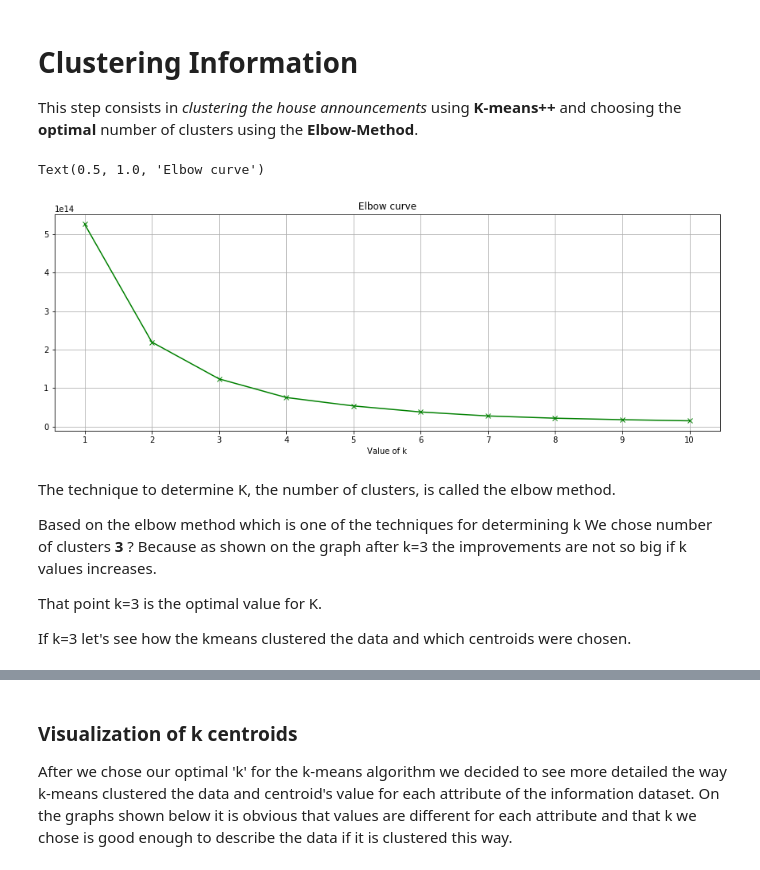
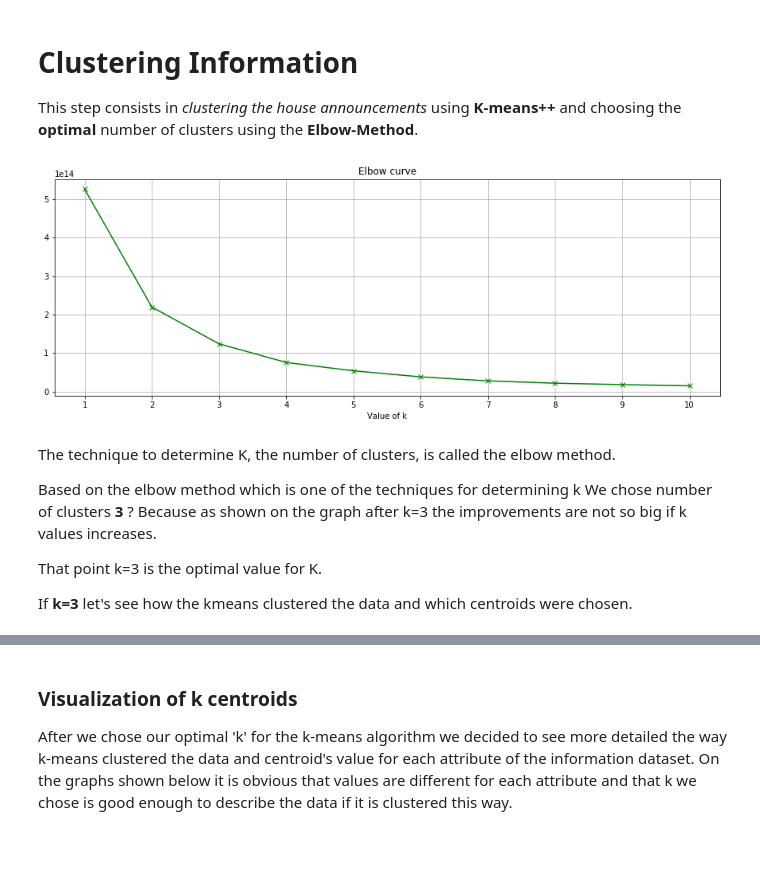
Before and after one commit to dusicastepic/ADMFourthHomework, a Jupyter notebook: Clustering part.ipynb, the cells around one changed output, grey strips where cells are left out. Drawn from its saved outputs; the diff is of its cells as text; code cells hidden in the pictures.

```diff
--- a/Clustering part.ipynb
+++ b/Clustering part.ipynb
@@ -583,18 +549,18 @@ from sklearn.metrics import silhouette_score
 # %%
-X=information_dataset.loc[:,['price','locali','superficie','bagni','piano']]
-distorsions = []
-for k in range(1, 11):
-    kmeans = KMeans(n_clusters=k,init='k-means++')
-    kmeans.fit(X)
-    distorsions.append(kmeans.inertia_)
+def elbow_method(cluster_data):
+    distorsions = []
+    for k in range(1, 11):
+        kmeans = KMeans(n_clusters=k,init='k-means++')
+        kmeans.fit(X)
+        distorsions.append(kmeans.inertia_)
 
-fig = plt.figure(figsize=(15, 5))
-plt.xticks(range(1,11))
-plt.plot(range(1, 11), distorsions,'gx-')
-plt.grid(True)
-plt.xlabel('Value of k')
-plt.title('Elbow curve')
-# Inertia: Sum of distances of samples to their closest cluster center
+    fig = plt.figure(figsize=(15, 5))
+    plt.xticks(range(1,11))
+    plt.plot(range(1, 11), distorsions,'gx-')
+    plt.grid(True)
+    plt.xlabel('Value of k')
+    plt.title('Elbow curve')
-# %% [output]
-Text(0.5, 1.0, 'Elbow curve')
-[figure, removed]
+# %%
+elbow_method(information_dataset)
+# %% [output]
+[figure, added]
@@ -606,7 +574,7 @@ Because as shown on the graph after k=3 the improvements are not so big if k val
 
 That point k=3 is the optimal value for K.
 
-If k=3 let's see how the kmeans clustered the data and which centroids were chosen.
+If **k=3** let's see how the kmeans clustered the data and which centroids were chosen.
 # %%
 k=3
 kmeans_information_ds = KMeans(n_clusters=k,init='k-means++')
```
Also changed, not shown: parts of 31 cells of this notebook.
